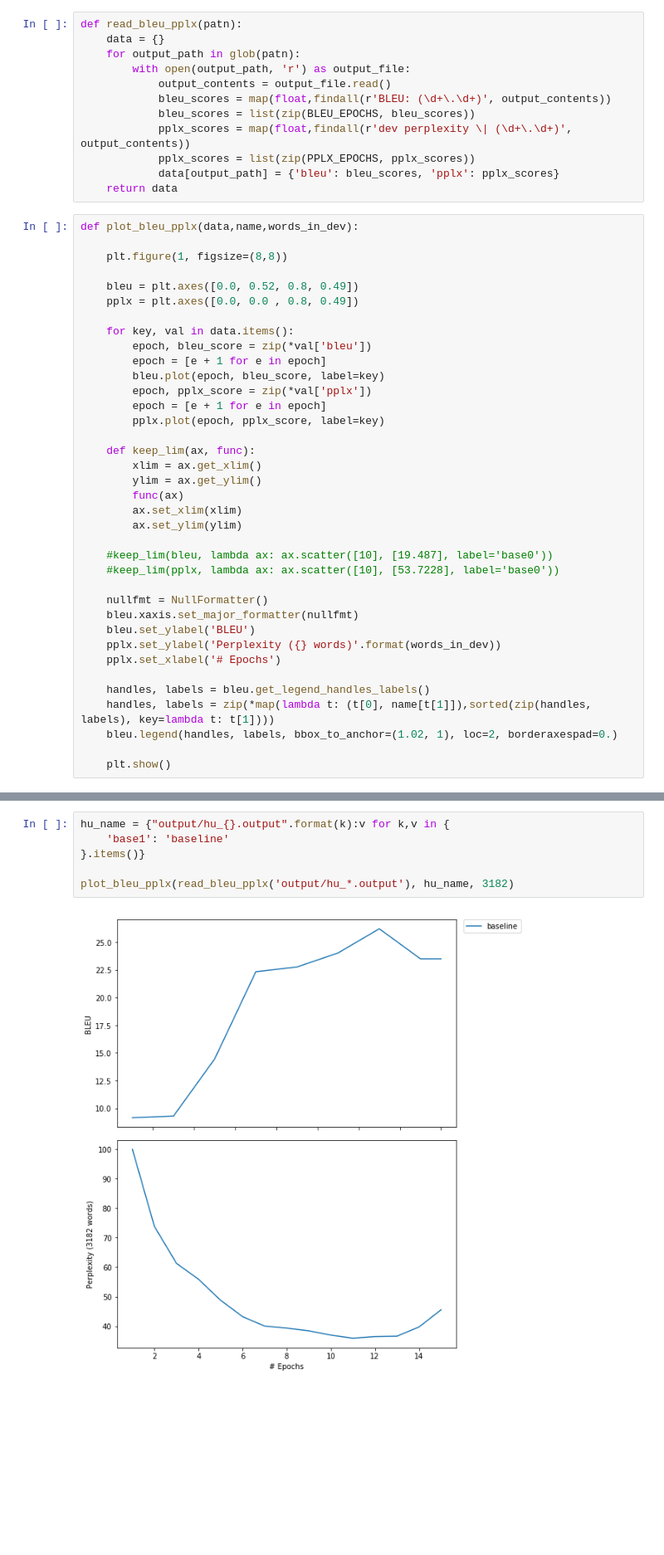
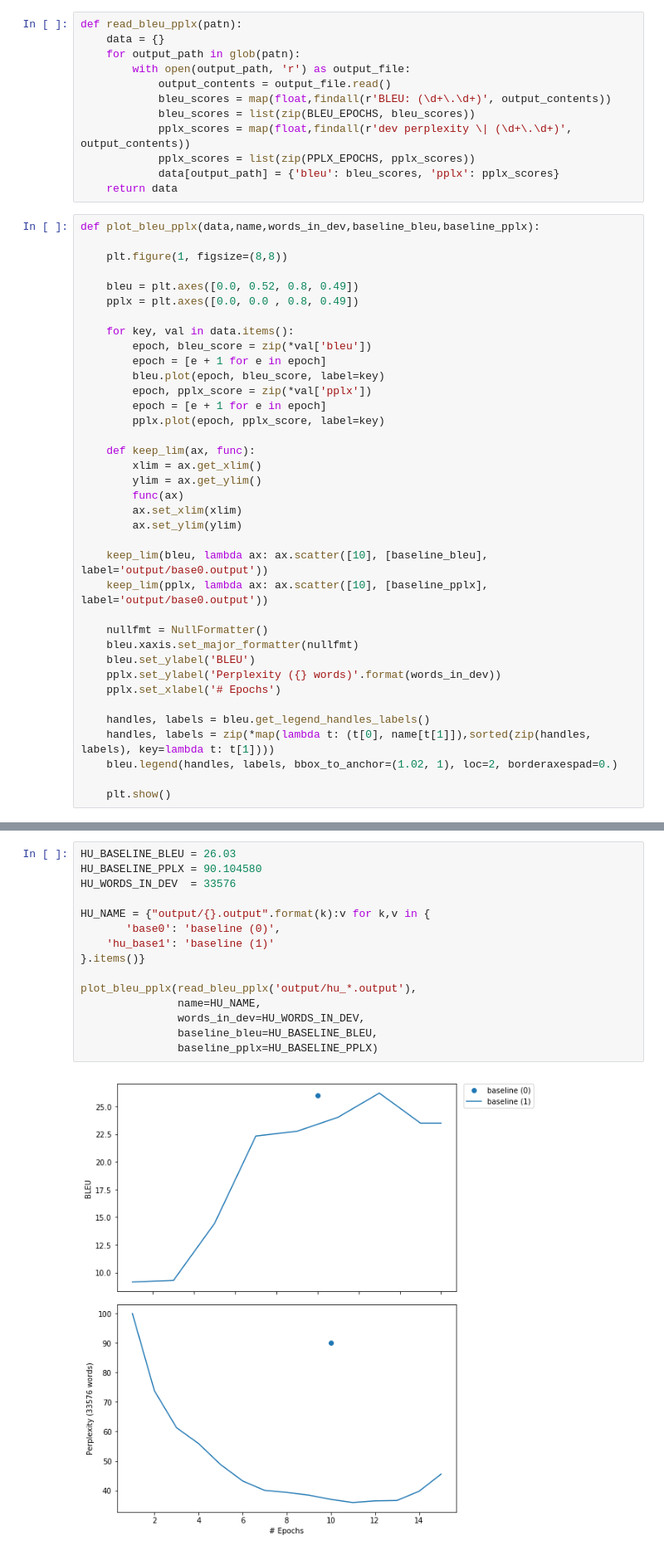
Before and after one commit to wenkokke/UoE-MT3-NMT, a Jupyter notebook: plot-bleu-pplx.ipynb, the cells around one changed output, grey strips where cells are left out. Shown: that part at 83% size. Drawn from its saved outputs; the diff is of its cells as text; blank space fills up the shorter version.

Commit message:
Fixes #7. Added baseline BLEU and perplexity.

```diff
--- a/plot-bleu-pplx.ipynb
+++ b/plot-bleu-pplx.ipynb
@@ -21,7 +21,7 @@ def read_bleu_pplx(patn):
             data[output_path] = {'bleu': bleu_scores, 'pplx': pplx_scores}
     return data
 # %%
-def plot_bleu_pplx(data,name,words_in_dev):
+def plot_bleu_pplx(data,name,words_in_dev,baseline_bleu,baseline_pplx):
 
     plt.figure(1, figsize=(8,8))
 
@@ -43,8 +43,8 @@ def plot_bleu_pplx(data,name,words_in_dev):
         ax.set_xlim(xlim)
         ax.set_ylim(ylim)
 
-    #keep_lim(bleu, lambda ax: ax.scatter([10], [19.487], label='base0'))
-    #keep_lim(pplx, lambda ax: ax.scatter([10], [53.7228], label='base0'))
+    keep_lim(bleu, lambda ax: ax.scatter([10], [baseline_bleu], label='output/base0.output'))
+    keep_lim(pplx, lambda ax: ax.scatter([10], [baseline_pplx], label='output/base0.output'))
 
     nullfmt = NullFormatter()
     bleu.xaxis.set_major_formatter(nullfmt)
@@ -68,8 +79,17 @@ plot_bleu_pplx(read_bleu_pplx('output/in_*.output'), in_name, 3331)
 # %%
-hu_name = {"output/hu_{}.output".format(k):v for k,v in {
-    'base1': 'baseline'
+HU_BASELINE_BLEU = 26.03
+HU_BASELINE_PPLX = 90.104580
+HU_WORDS_IN_DEV  = 33576
+
+HU_NAME = {"output/{}.output".format(k):v for k,v in {
+       'base0': 'baseline (0)',
+    'hu_base1': 'baseline (1)'
 }.items()}
 
-plot_bleu_pplx(read_bleu_pplx('output/hu_*.output'), hu_name, 3182)
+plot_bleu_pplx(read_bleu_pplx('output/hu_*.output'),
+               name=HU_NAME,
+               words_in_dev=HU_WORDS_IN_DEV,
+               baseline_bleu=HU_BASELINE_BLEU,
+               baseline_pplx=HU_BASELINE_PPLX)
 # %% [output]
-[figure, old version]
+[figure, new version]
```
Also changed, not shown: parts of 1 cell of this notebook.
